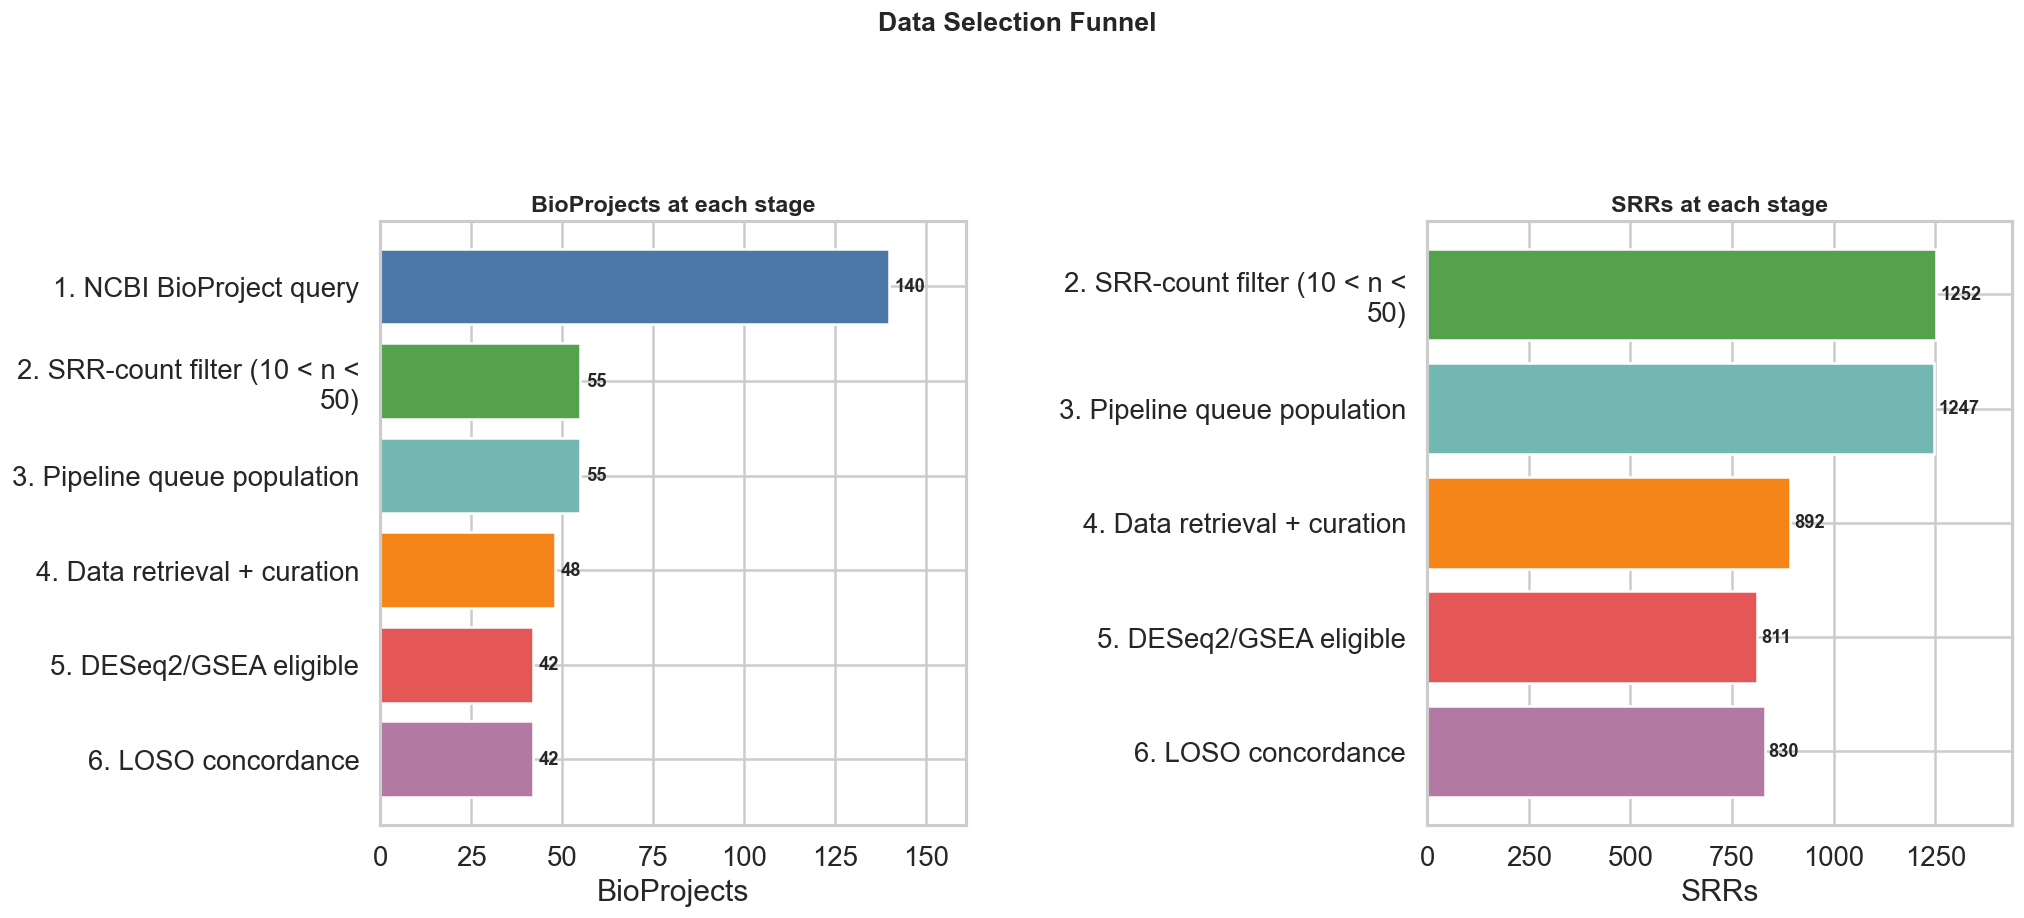
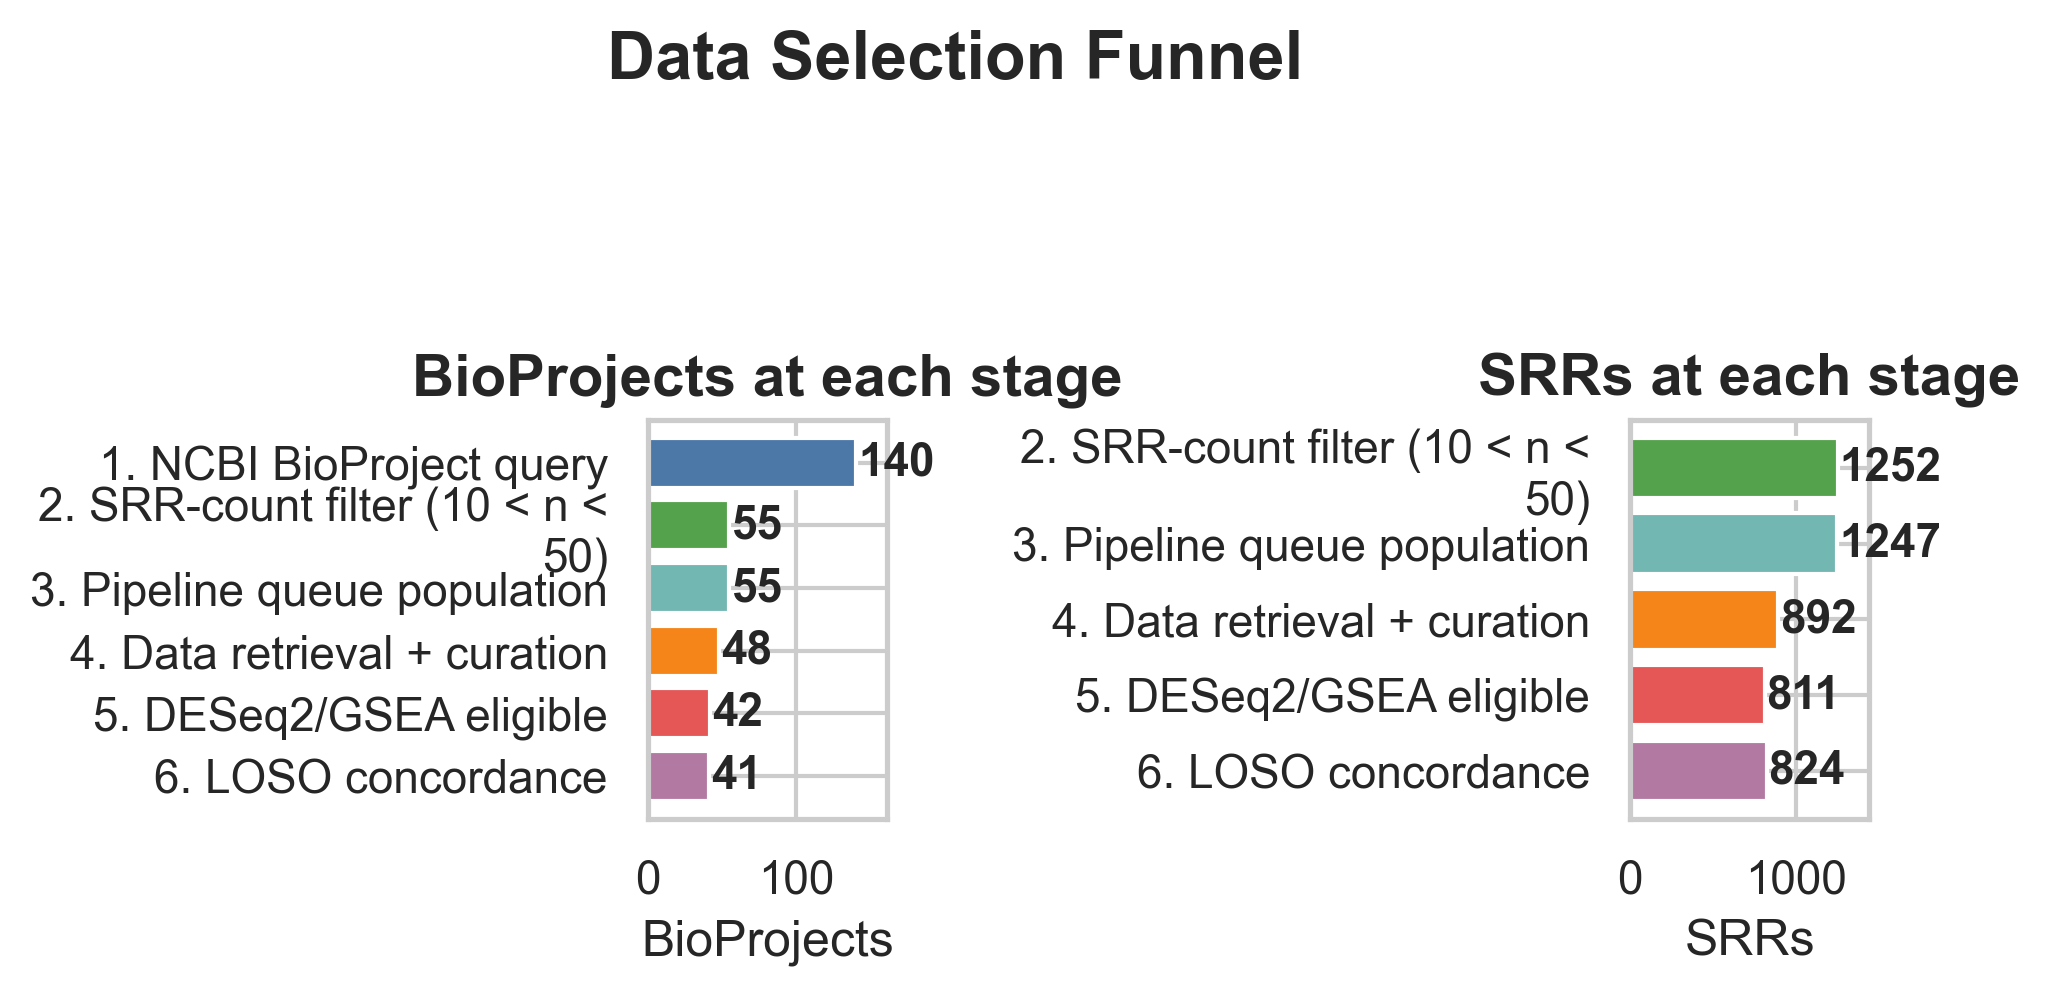
Code edit (unified diff) that turned the first committed figure into the second:
--- before
+++ after
@@ -2,5 +2,5 @@
 # Funnel visualisation
 # ------------------------------------------------------------------
-fig, axes = plt.subplots(1, 2, figsize=(18, 8))
+fig, axes = plt.subplots(1, 2, figsize=(7.0, 3.5))
 
 plot_data = funnel.copy()

Commit: style: Standardize figure sizing and fonts across all manuscript notebooks